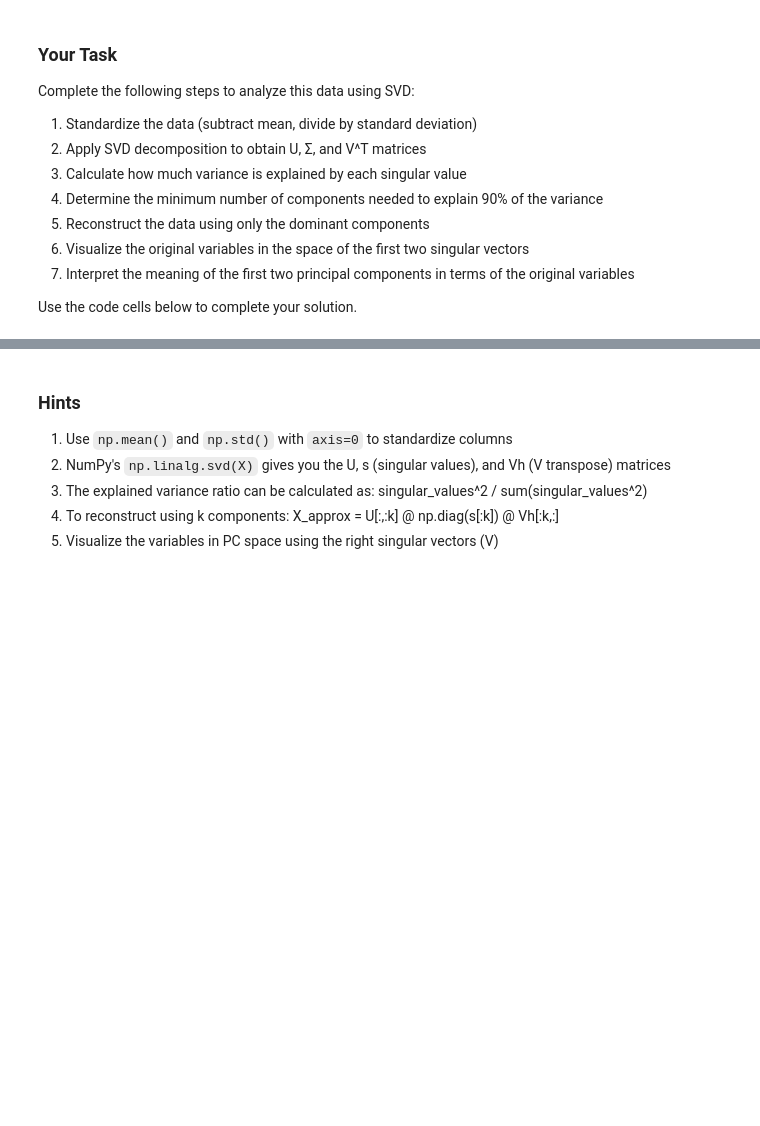
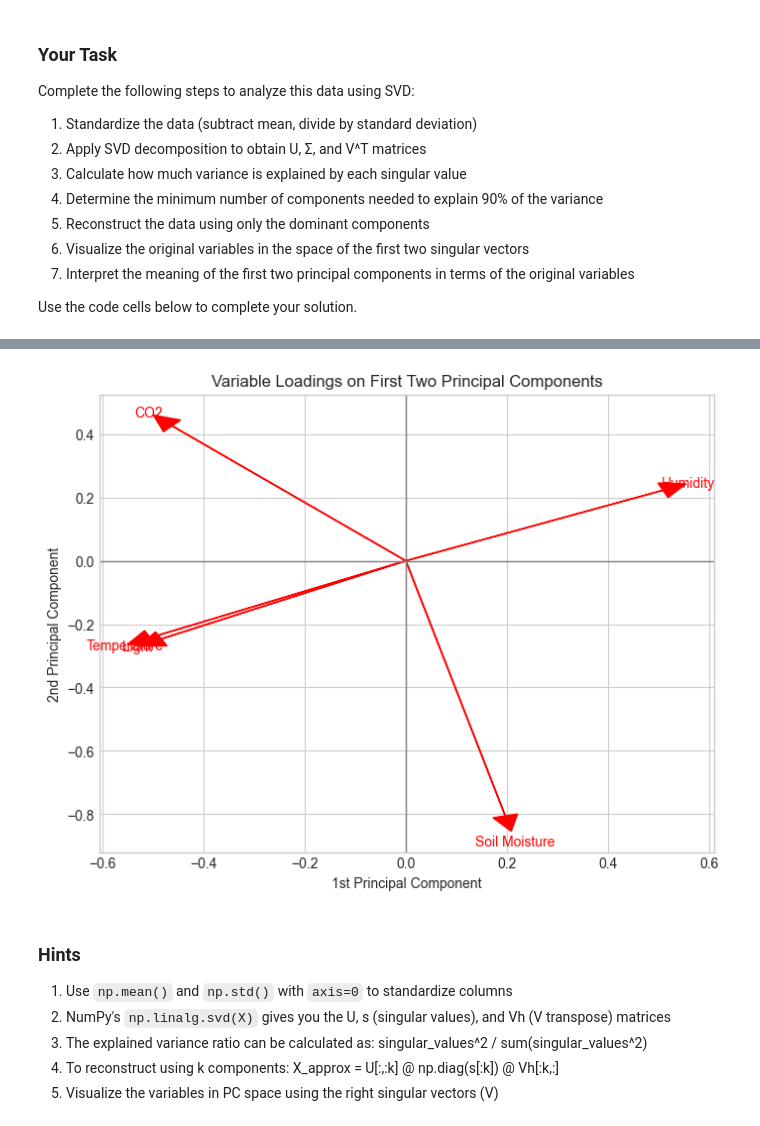
Before and after one commit to SearchingAlpha/mathematical-modelling-and-computer-science, a Jupyter notebook: 2_Mathematical_prerequisites/2.1 Linear Algebra and Matrix.ipynb, the cells around one changed output, grey strips where cells are left out. Cells and saved outputs as stored; diff of their text form; code cells hidden in the pictures; blank space fills up the shorter version.

```diff
--- a/2_Mathematical_prerequisites/2.1 Linear Algebra and Matrix.ipynb
+++ b/2_Mathematical_prerequisites/2.1 Linear Algebra and Matrix.ipynb
@@ -276,3 +363,9 @@ Use the code cells below to complete your solution.
 # %%
 # Step 3 & 4: Calculate explained variance and determine number of components
 # Your code here
+explained_variance = S**2 / np.sum(S**2)
+
+cumulative_variance = np.cumsum(explained_variance)
+
+for i, (var, cum) in enumerate(zip(explained_variance, cumulative_variance), 1):
+    print(f"Component {i}: {var:.2%} (cumulative: {cum:.2%})")
@@ -285,3 +414,26 @@ Use the code cells below to complete your solution.
+# %%
+# Extrae los dos primeros componentes (filas de V^T)
+components = Vt[:2, :]  # Shape: (2, 5)
+
+# Variables originales
+variables = ['Temperature', 'Humidity', 'Light', 'CO2', 'Soil Moisture']
+
+# Visualización tipo biplot
+plt.figure(figsize=(8, 6))
+for i, var in enumerate(variables):
+    plt.arrow(0, 0, components[0, i], components[1, i],
+              head_width=0.05, head_length=0.05, fc='r', ec='r')
+    plt.text(components[0, i]*1.1, components[1, i]*1.1, var, color='r', ha='center', va='center')
+
+plt.axhline(0, color='gray', lw=1)
+plt.axvline(0, color='gray', lw=1)
+plt.xlabel('1st Principal Component')
+plt.ylabel('2nd Principal Component')
+plt.title('Variable Loadings on First Two Principal Components')
+plt.grid(True)
+plt.show()
+# %% [output]
+[figure, added]
 # %% [markdown]
 ### Hints
 
```
Also changed, not shown: parts of 15 cells of this notebook.
